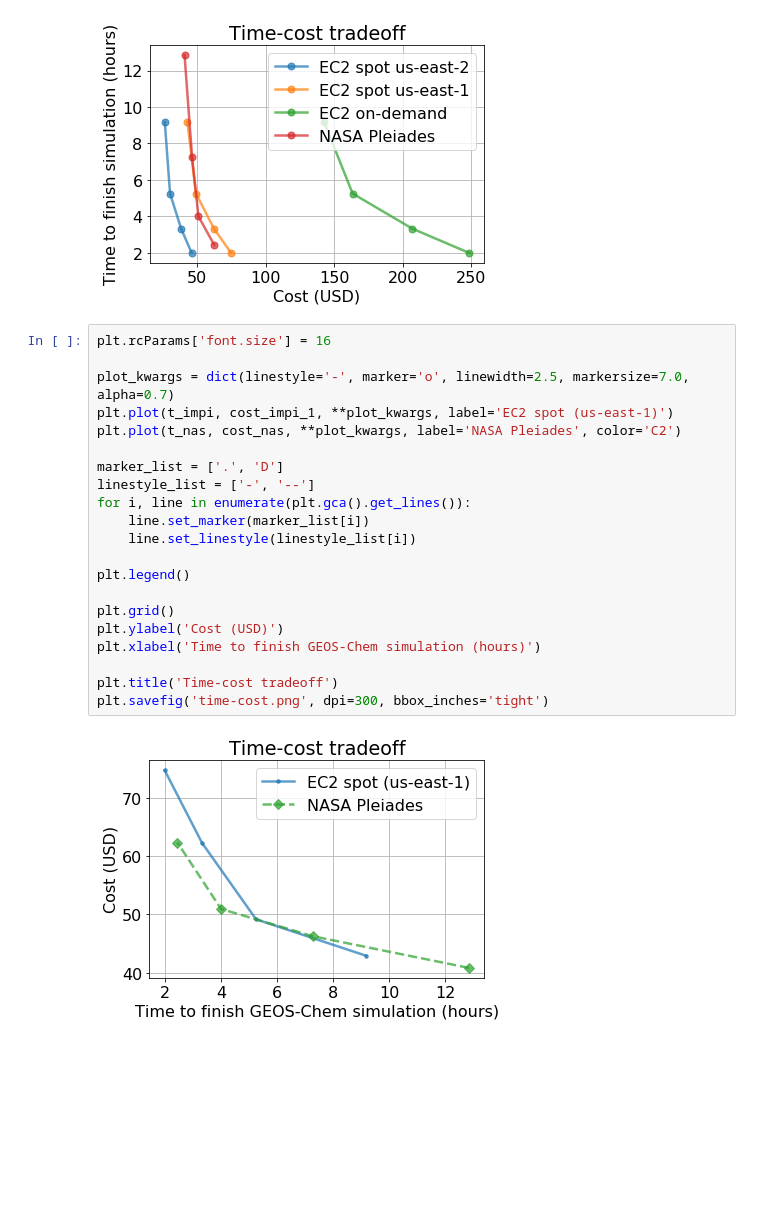
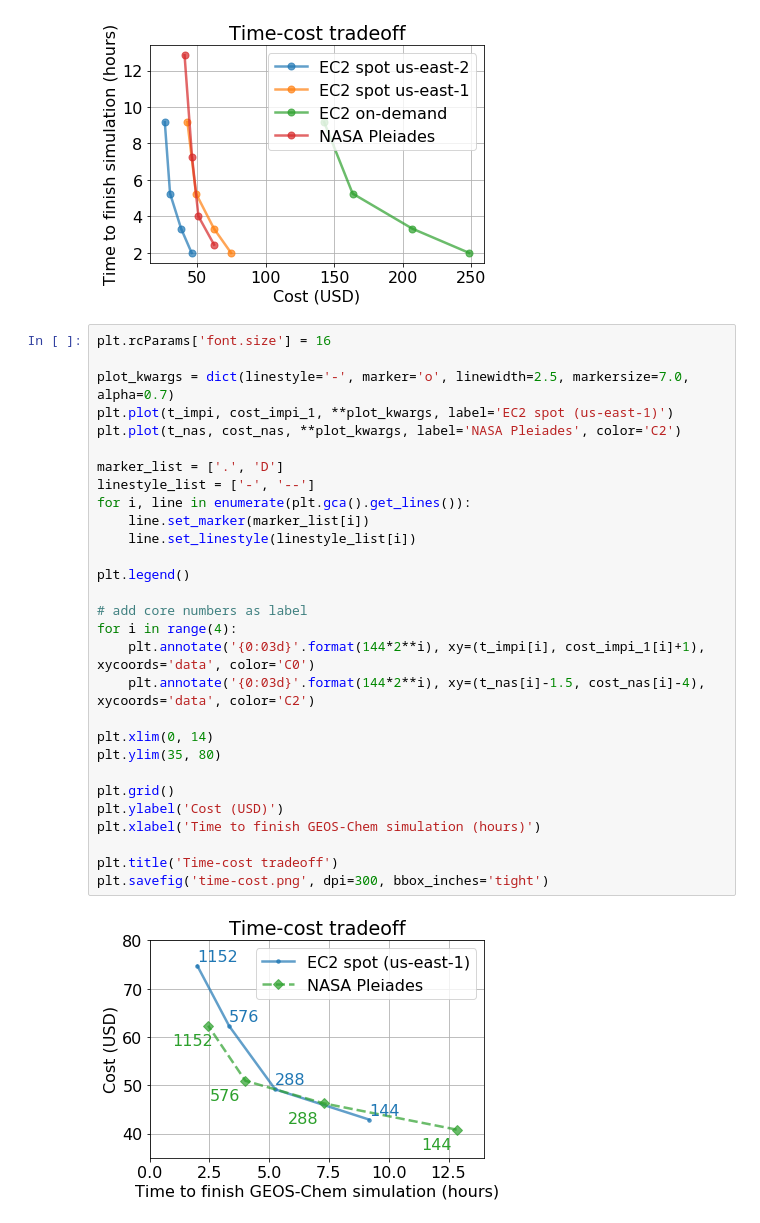
Before and after one commit to JiaweiZhuang/cloud-gchp-paper, a Jupyter notebook: notebooks/cost_analysis.ipynb, the cells around one changed output. Drawn from its saved outputs; the diff is of its cells as text; blank space fills up the shorter version.

Commit message:
Add cores as text annotation

```diff
--- a/notebooks/cost_analysis.ipynb
+++ b/notebooks/cost_analysis.ipynb
@@ -60,23 +60,31 @@ plt.savefig('cost-time.png', dpi=300, bbox_inches='tight')
 # %%
 plt.rcParams['font.size'] = 16
 
 plot_kwargs = dict(linestyle='-', marker='o', linewidth=2.5, markersize=7.0, alpha=0.7)
 plt.plot(t_impi, cost_impi_1, **plot_kwargs, label='EC2 spot (us-east-1)')
 plt.plot(t_nas, cost_nas, **plot_kwargs, label='NASA Pleiades', color='C2')
 
 marker_list = ['.', 'D']
 linestyle_list = ['-', '--']
 for i, line in enumerate(plt.gca().get_lines()):
     line.set_marker(marker_list[i])
     line.set_linestyle(linestyle_list[i])
 
 plt.legend()
 
+# add core numbers as label
+for i in range(4):
+    plt.annotate('{0:03d}'.format(144*2**i), xy=(t_impi[i], cost_impi_1[i]+1), xycoords='data', color='C0')
+    plt.annotate('{0:03d}'.format(144*2**i), xy=(t_nas[i]-1.5, cost_nas[i]-4), xycoords='data', color='C2')
+
+plt.xlim(0, 14)
+plt.ylim(35, 80)
+
 plt.grid()
 plt.ylabel('Cost (USD)')
 plt.xlabel('Time to finish GEOS-Chem simulation (hours)')
 
 plt.title('Time-cost tradeoff')
 plt.savefig('time-cost.png', dpi=300, bbox_inches='tight')
 # %% [output]
-[figure, old version]
+[figure, new version]
```
